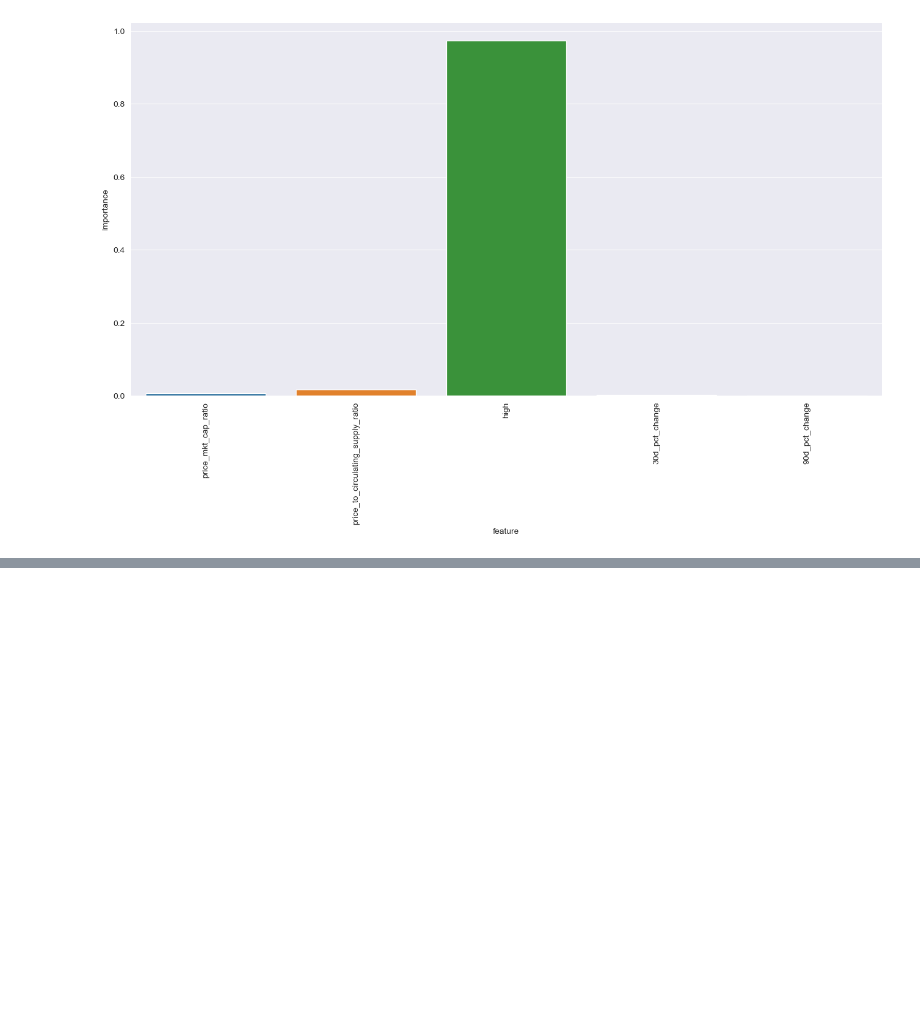
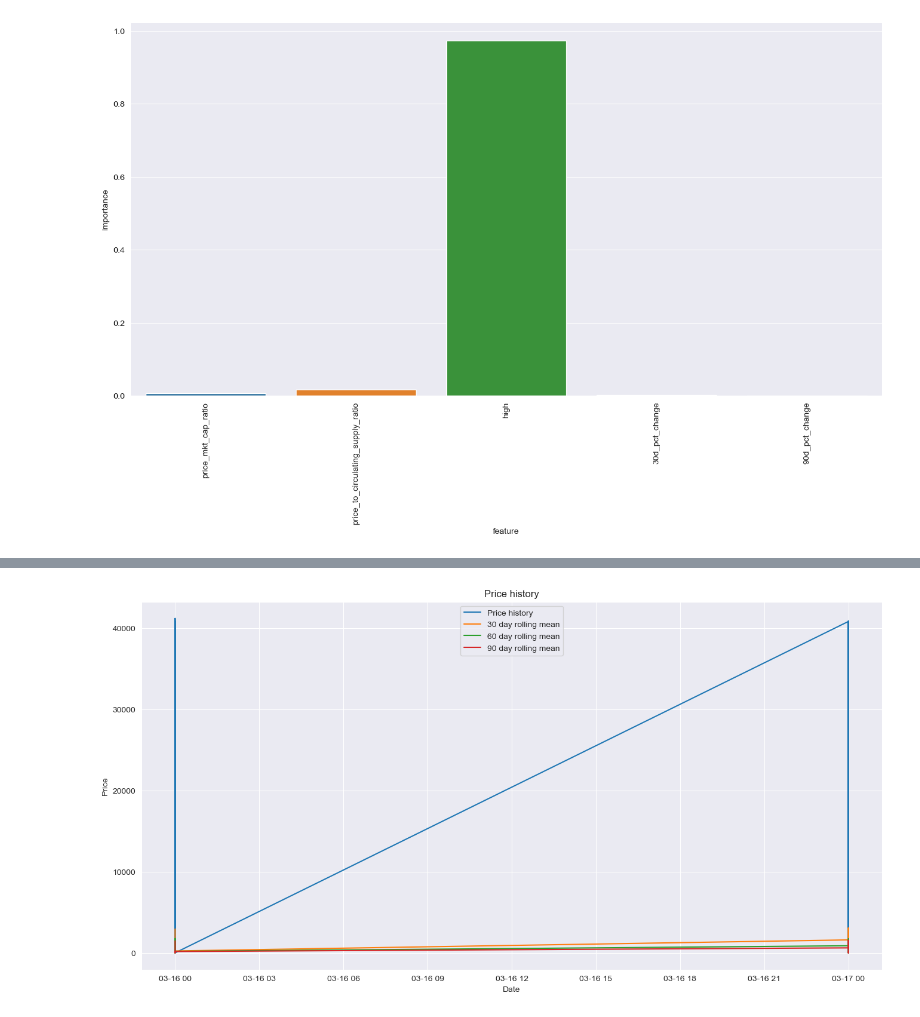
Before and after one commit to ashioyajotham/Quant, a Jupyter notebook: Cryptocurrency Price & Market Data/coin-gecko.ipynb, the cells around one changed output, grey strips where cells are left out. Cells and saved outputs as stored; diff of their text form; code cells hidden in the pictures; blank space fills up the shorter version.

```diff
--- a/Cryptocurrency Price & Market Data/coin-gecko.ipynb
+++ b/Cryptocurrency Price & Market Data/coin-gecko.ipynb
@@ -479,0 +537,13 @@ print('Coefficient of determination: %.2f'% r2_score(y_test, xg_y_pred))
+# %%
+# Plotting the rolling mean
+plt.figure(figsize=(16, 8))
+plt.plot(coin_gecko['price'], label='Price history')
+plt.plot(coin_gecko['price'].rolling(window=30).mean(), label='30 day rolling mean')
+plt.plot(coin_gecko['price'].rolling(window=60).mean(), label='60 day rolling mean')
+plt.plot(coin_gecko['price'].rolling(window=90).mean(), label='90 day rolling mean')
+plt.title('Price history')
+plt.xlabel('Date')
+plt.ylabel('Price')
+plt.legend();
+# %% [output]
+[figure, added]
```
Also changed, not shown: parts of 11 cells of this notebook.
